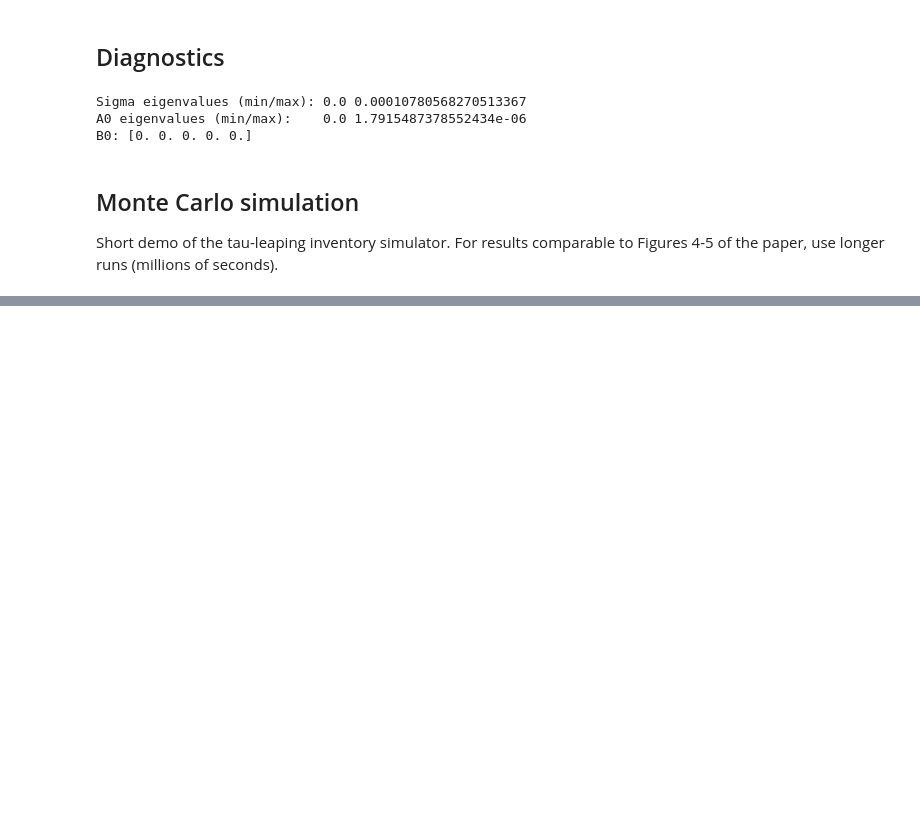
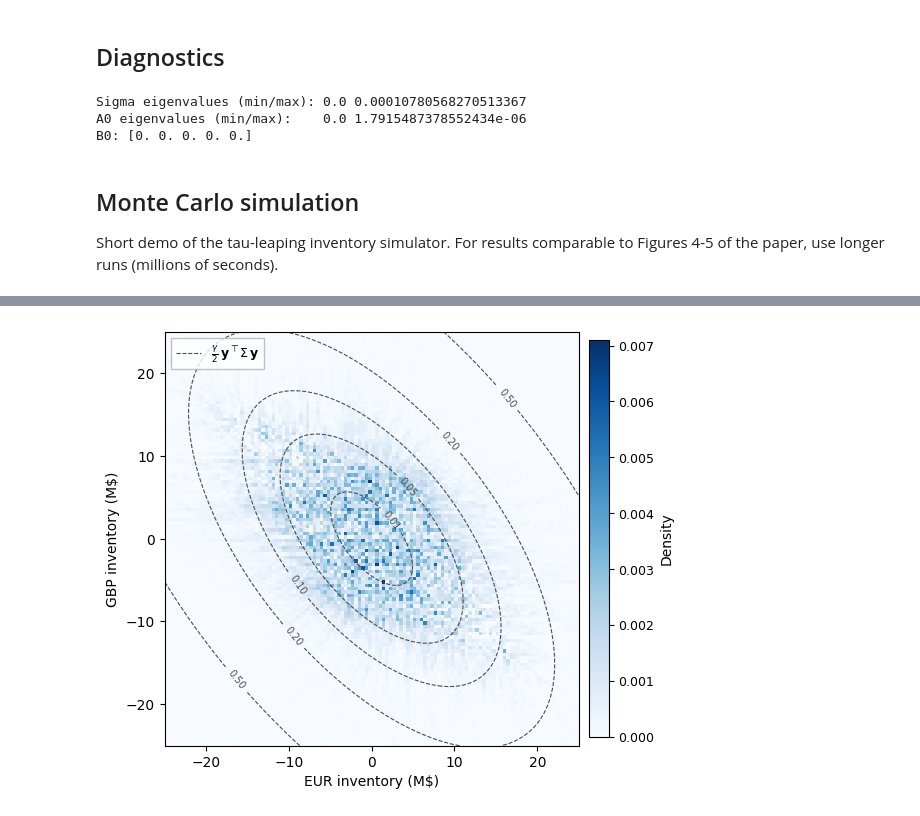
Before and after one commit to SebastianApelgren/optimal-market-making-eFX, a Jupyter notebook: ode_approximation_reproduction.ipynb, the cells around one changed output, grey strips where cells are left out. Saved outputs shown, nothing was run; the diff lists cells and outputs as text; code cells hidden in the pictures; blank space fills up the shorter version.

```diff
--- a/ode_approximation_reproduction.ipynb
+++ b/ode_approximation_reproduction.ipynb
@@ -138,0 +173,58 @@ plt.show()
+# %%
+# --- Plot inventory distribution with risk contours ---
+# Adjust lim after seeing the percentiles above
+lim = 25  # M$ — axis range will be [-lim, lim]
+
+Sigma3 = build_Sigma(mp3)
+gamma = mp3.gamma
+nr_idx = [eur_idx, gbp_idx]
+Sigma_nr = Sigma3[np.ix_(nr_idx, nr_idx)]
+Q = (gamma / 2.0) * Sigma_nr
+
+fig, ax = plt.subplots(figsize=(6, 5.5))
+
+h, xedges, yedges, im = ax.hist2d(
+    eur_inv, gbp_inv,
+    bins=120,
+    range=[[-lim, lim], [-lim, lim]],
+    cmap="Blues",
+    density=True,
+    rasterized=True,
+)
+
+cbar = fig.colorbar(im, ax=ax, shrink=0.8, pad=0.02)
+cbar.set_label("Density", fontsize=10)
+cbar.ax.tick_params(labelsize=9)
+
+# Risk contours
+yy = np.linspace(-lim, lim, 300)
+YY_eur, YY_gbp = np.meshgrid(yy, yy)
+risk_vals = Q[0, 0] * YY_eur**2 + 2.0 * Q[0, 1] * YY_eur * YY_gbp + Q[1,
+1] * YY_gbp**2
+
+contour_levels = np.array([0.01, 0.05, 0.1, 0.2, 0.5])
+cs = ax.contour(YY_eur, YY_gbp, risk_vals, levels=contour_levels,
+                colors="0.3", linewidths=0.8, linestyles="--")
+ax.clabel(cs, fmt="%.2f", fontsize=7, inline=True)
+
+# Legend entry for contours
+import matplotlib.lines as mlines
+contour_handle = mlines.Line2D([], [], color="0.3", linewidth=0.8,
+linestyle="--",
+label=r"$\frac{\gamma}{2}\,\mathbf{y}^\top\Sigma\,\mathbf{y}$")
+ax.legend(handles=[contour_handle], loc="upper left", fontsize=9,
+        frameon=True, fancybox=False, edgecolor="0.7")
+
+ax.set_xlabel("EUR inventory (M$)")
+ax.set_ylabel("GBP inventory (M$)")
+ax.set_xlim(-lim, lim)
+ax.set_ylim(-lim, lim)
+ax.set_aspect("equal")
+
+plt.tight_layout()
+plt.show()
+
+# Uncomment to save:
+fig.savefig("report/figures/fig_ode_inventory_distribution.pdf",format="pdf")
+# %% [output]
+[figure, added]
```
Also changed, not shown: parts of 4 cells of this notebook, 9 other files.
